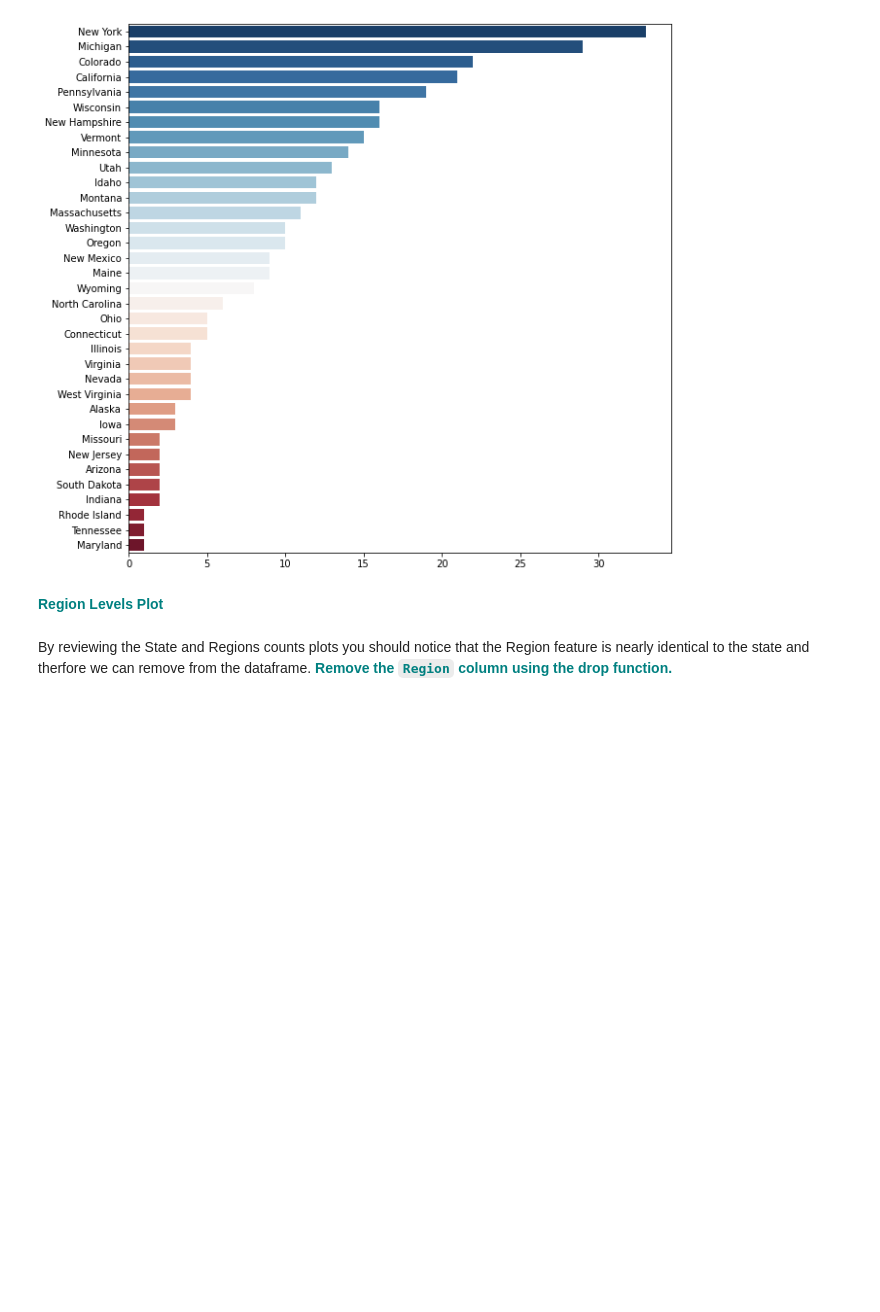
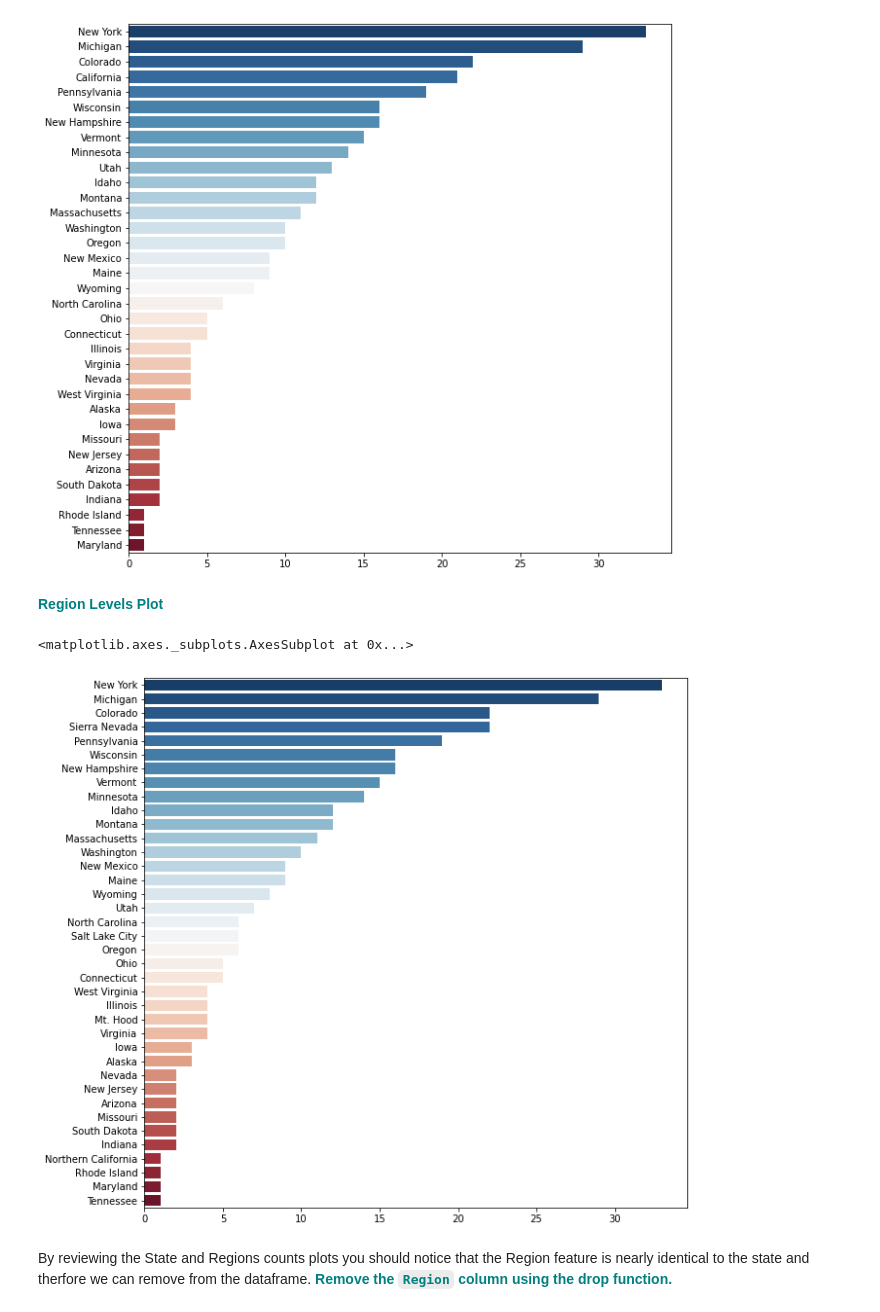
Before and after one commit to dj-m/GuidedCapstone, a Jupyter notebook: ExploratoryDataAnalysis/GuidedCapstoneStep3HL.ipynb, the cells around one changed output. Saved outputs shown, nothing was run; the diff lists cells and outputs as text; code cells hidden in the pictures; blank space fills up the shorter version.

```diff
--- a/ExploratoryDataAnalysis/GuidedCapstoneStep3HL.ipynb
+++ b/ExploratoryDataAnalysis/GuidedCapstoneStep3HL.ipynb
@@ -140,2 +138,12 @@ sns.barplot(x=values, y=names, palette="RdBu_r")
+# %%
+# Now do the same for regions!
+f, ax = plt.subplots(figsize=(10, 10))
+x = pd.DataFrame(df.Region.value_counts())
+names = list(x.index)
+values = list(x.Region)
+sns.barplot(x=values, y=names, palette="RdBu_r")
+# %% [output]
+<matplotlib.axes._subplots.AxesSubplot at 0x...>
+[figure, added]
 # %% [markdown]
 By reviewing the State and Regions counts plots you should notice that the Region feature is nearly identical to the state and therfore we can remove from the dataframe.**<font color='teal'> Remove the `Region` column using the drop function.</font>**
```
Also changed, not shown: parts of 4 cells of this notebook.
